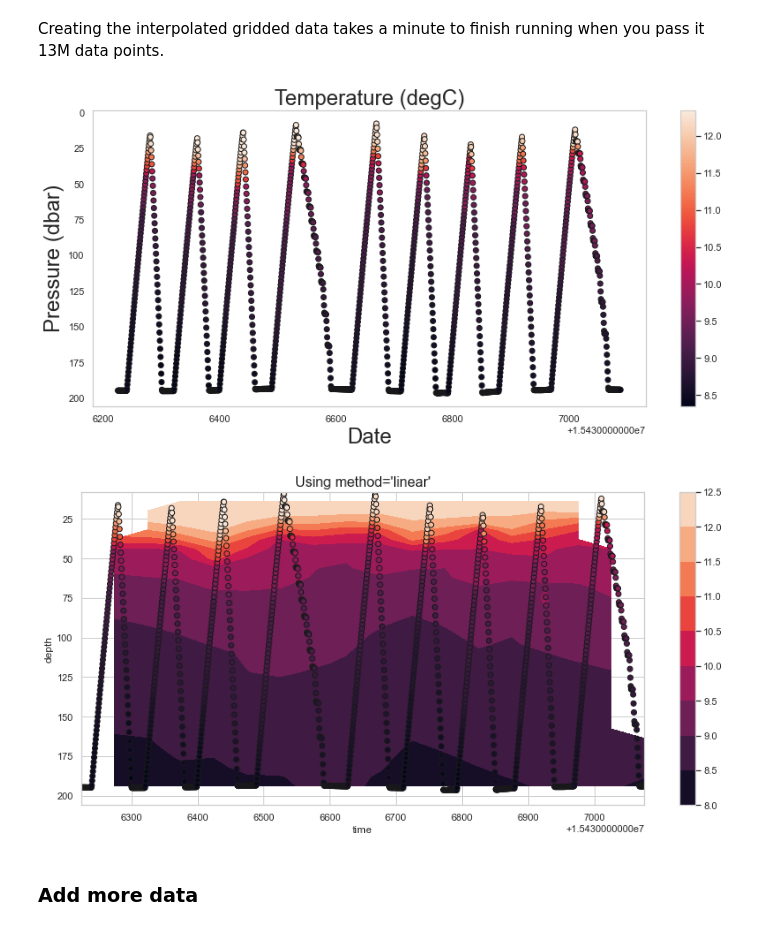
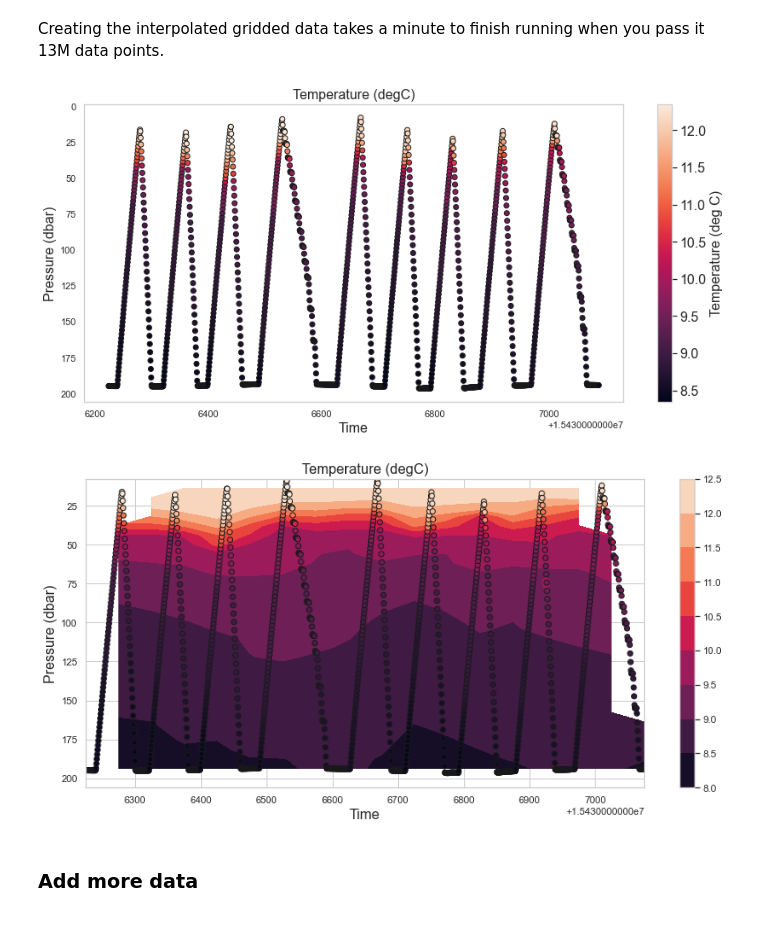
Before and after one commit to dgumustel/coastal-upwelling, a Jupyter notebook: notebooks/08_interpolation_griddata.ipynb, the cells around one changed output. Saved outputs shown, nothing was run; the diff lists cells and outputs as text; code cells hidden in the pictures.

```diff
--- a/notebooks/08_interpolation_griddata.ipynb
+++ b/notebooks/08_interpolation_griddata.ipynb
@@ -238,4 +180,4 @@ plt.xticks(rotation=35);
 ### Using `griddata()`
 Apparently it's recommended that you add gaps in AFTER interpolating instead of removing the data prior to interpolating. Might delete everything above later... According to: https://www.mathworks.com/matlabcentral/answers/363643-use-griddata-ignoring-gaps-in-data
 # %%
-df
+df = profiler_data
@@ -375,34 +303,41 @@ sns.set_style('whitegrid')
 # %%
 fig, ax = plt.subplots(figsize=(12,6))
 
 ax.invert_yaxis()
 ax.grid()
 
 sc = ax.scatter(x,y,c=z,edgecolors='k')
-ax.set_xlabel('Date', size=24)
-ax.set_ylabel('Pressure (dbar)', size=24)
-ax.set_title('Temperature (degC)', size=24)
+ax.set_xlabel('Time', size=16)
+ax.set_ylabel('Pressure (dbar)', size=16)
+ax.set_title('Temperature (degC)', size=16)
 cb = fig.colorbar(sc,ax=ax)
+cb.set_label(label='Temperature (deg C)', size=16)
+cb.ax.tick_params(labelsize=16)
 
 plt.tight_layout()
 plt.savefig('../figures/dec-01_raw.png')
 # %% [output]
-[figure, old version]
+[figure, new version]
 # %%
 fig, ax = plt.subplots(figsize=(12,6))
 
 cs2 = ax.contourf(xi,yi,zi_linear)
 plt.colorbar(cs2, ax=ax)
 ax.scatter(x, y, c=z,edgecolors='k')
-ax.set_xlabel('time')
-ax.set_ylabel('depth')
 ax.invert_yaxis()
 ax.set_title("Using method='linear'",fontsize=16)
+ax.set_xlabel('Time', size=16)
+ax.set_ylabel('Pressure (dbar)', size=16)
+ax.set_title('Temperature (degC)', size=16)
+# cb = fig.colorbar(sc,ax=ax)
+# cb = plt.colorbar(cs2, ax=ax)
+cb.set_label(label='Temperature (deg C)', size=16)
+cb.ax.tick_params(labelsize=16)
 
 plt.tight_layout()
 plt.savefig('../figures/dec-01_griddata.png')
 # %% [output]
-[figure, old version]
+[figure, new version]
 # %% [markdown]
 ### Add more data
 # %%
```
Also changed, not shown: parts of 16 cells of this notebook.
